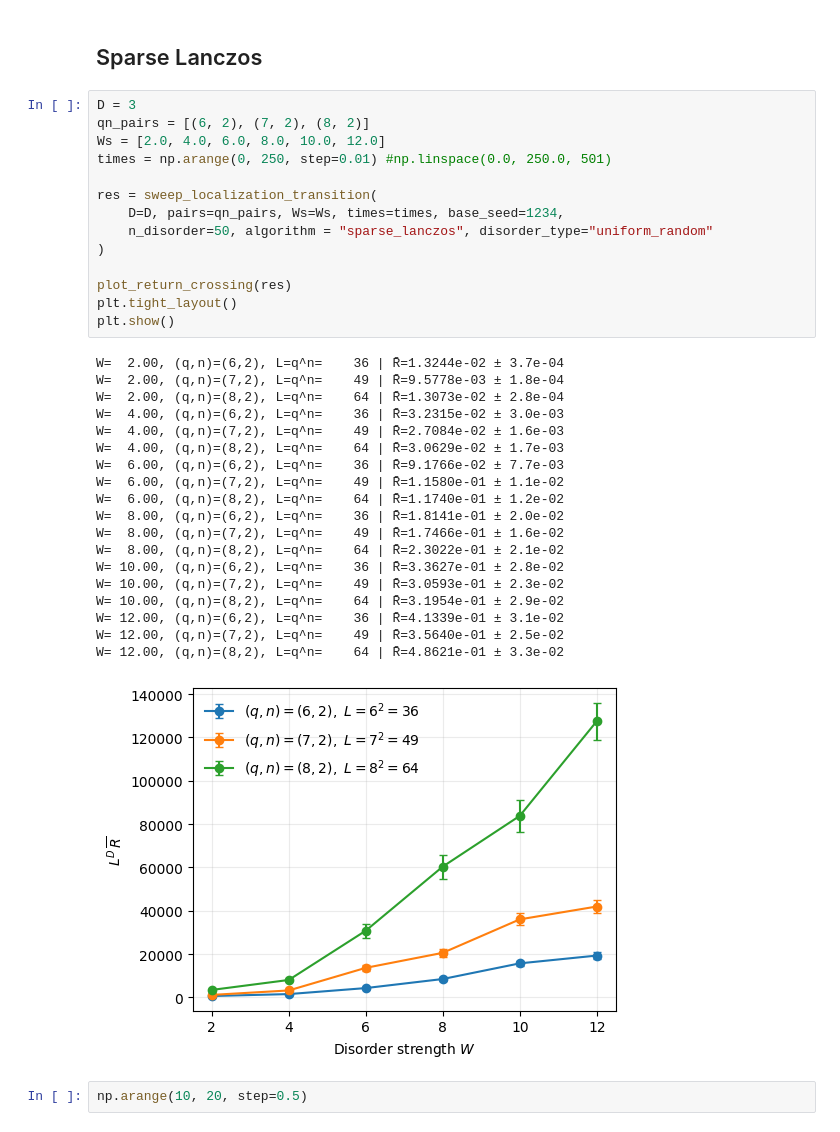
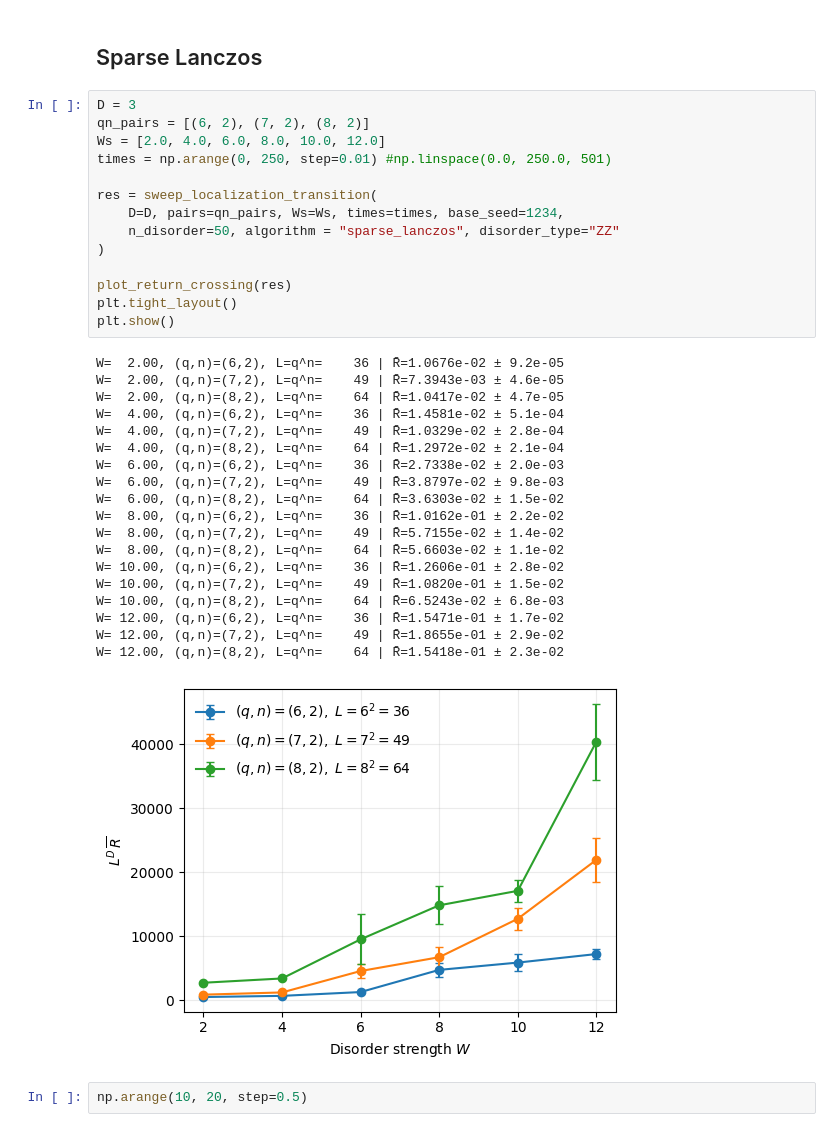
Before and after one commit to Chriscrosser3310/one_hot_QTT, a Jupyter notebook: disorder_one_hot_matrix.ipynb, the cells around one changed output. Cells and saved outputs as stored; diff of their text form.

```diff
--- a/disorder_one_hot_matrix.ipynb
+++ b/disorder_one_hot_matrix.ipynb
@@ -729,37 +729,37 @@ def plot_return_probability_vs_W(
 # %%
 D = 3
 qn_pairs = [(6, 2), (7, 2), (8, 2)]
 Ws = [2.0, 4.0, 6.0, 8.0, 10.0, 12.0]
 times = np.arange(0, 250, step=0.01) #np.linspace(0.0, 250.0, 501)
 
 res = sweep_localization_transition(
     D=D, pairs=qn_pairs, Ws=Ws, times=times, base_seed=1234,
-    n_disorder=50, algorithm = "sparse_lanczos", disorder_type="uniform_random"
+    n_disorder=50, algorithm = "sparse_lanczos", disorder_type="ZZ"
 )
 
 plot_return_crossing(res)
 plt.tight_layout()
 plt.show()
 # %% [output]
-W=  2.00, (q,n)=(6,2), L=q^n=    36 | R̄=1.3244e-02 ± 3.7e-04
-W=  2.00, (q,n)=(7,2), L=q^n=    49 | R̄=9.5778e-03 ± 1.8e-04
-W=  2.00, (q,n)=(8,2), L=q^n=    64 | R̄=1.3073e-02 ± 2.8e-04
-W=  4.00, (q,n)=(6,2), L=q^n=    36 | R̄=3.2315e-02 ± 3.0e-03
-W=  4.00, (q,n)=(7,2), L=q^n=    49 | R̄=2.7084e-02 ± 1.6e-03
-W=  4.00, (q,n)=(8,2), L=q^n=    64 | R̄=3.0629e-02 ± 1.7e-03
-W=  6.00, (q,n)=(6,2), L=q^n=    36 | R̄=9.1766e-02 ± 7.7e-03
-W=  6.00, (q,n)=(7,2), L=q^n=    49 | R̄=1.1580e-01 ± 1.1e-02
-W=  6.00, (q,n)=(8,2), L=q^n=    64 | R̄=1.1740e-01 ± 1.2e-02
-W=  8.00, (q,n)=(6,2), L=q^n=    36 | R̄=1.8141e-01 ± 2.0e-02
-W=  8.00, (q,n)=(7,2), L=q^n=    49 | R̄=1.7466e-01 ± 1.6e-02
-W=  8.00, (q,n)=(8,2), L=q^n=    64 | R̄=2.3022e-01 ± 2.1e-02
-W= 10.00, (q,n)=(6,2), L=q^n=    36 | R̄=3.3627e-01 ± 2.8e-02
-W= 10.00, (q,n)=(7,2), L=q^n=    49 | R̄=3.0593e-01 ± 2.3e-02
-W= 10.00, (q,n)=(8,2), L=q^n=    64 | R̄=3.1954e-01 ± 2.9e-02
-W= 12.00, (q,n)=(6,2), L=q^n=    36 | R̄=4.1339e-01 ± 3.1e-02
-W= 12.00, (q,n)=(7,2), L=q^n=    49 | R̄=3.5640e-01 ± 2.5e-02
-W= 12.00, (q,n)=(8,2), L=q^n=    64 | R̄=4.8621e-01 ± 3.3e-02
+W=  2.00, (q,n)=(6,2), L=q^n=    36 | R̄=1.0676e-02 ± 9.2e-05
+W=  2.00, (q,n)=(7,2), L=q^n=    49 | R̄=7.3943e-03 ± 4.6e-05
+W=  2.00, (q,n)=(8,2), L=q^n=    64 | R̄=1.0417e-02 ± 4.7e-05
+W=  4.00, (q,n)=(6,2), L=q^n=    36 | R̄=1.4581e-02 ± 5.1e-04
+W=  4.00, (q,n)=(7,2), L=q^n=    49 | R̄=1.0329e-02 ± 2.8e-04
+W=  4.00, (q,n)=(8,2), L=q^n=    64 | R̄=1.2972e-02 ± 2.1e-04
+W=  6.00, (q,n)=(6,2), L=q^n=    36 | R̄=2.7338e-02 ± 2.0e-03
+W=  6.00, (q,n)=(7,2), L=q^n=    49 | R̄=3.8797e-02 ± 9.8e-03
+W=  6.00, (q,n)=(8,2), L=q^n=    64 | R̄=3.6303e-02 ± 1.5e-02
+W=  8.00, (q,n)=(6,2), L=q^n=    36 | R̄=1.0162e-01 ± 2.2e-02
+W=  8.00, (q,n)=(7,2), L=q^n=    49 | R̄=5.7155e-02 ± 1.4e-02
+W=  8.00, (q,n)=(8,2), L=q^n=    64 | R̄=5.6603e-02 ± 1.1e-02
+W= 10.00, (q,n)=(6,2), L=q^n=    36 | R̄=1.2606e-01 ± 2.8e-02
+W= 10.00, (q,n)=(7,2), L=q^n=    49 | R̄=1.0820e-01 ± 1.5e-02
+W= 10.00, (q,n)=(8,2), L=q^n=    64 | R̄=6.5243e-02 ± 6.8e-03
+W= 12.00, (q,n)=(6,2), L=q^n=    36 | R̄=1.5471e-01 ± 1.7e-02
+W= 12.00, (q,n)=(7,2), L=q^n=    49 | R̄=1.8655e-01 ± 2.9e-02
+W= 12.00, (q,n)=(8,2), L=q^n=    64 | R̄=1.5418e-01 ± 2.3e-02
-[figure, old version]
+[figure, new version]
 # %%
 np.arange(10, 20, step=0.5)
 # %% [output]
```
